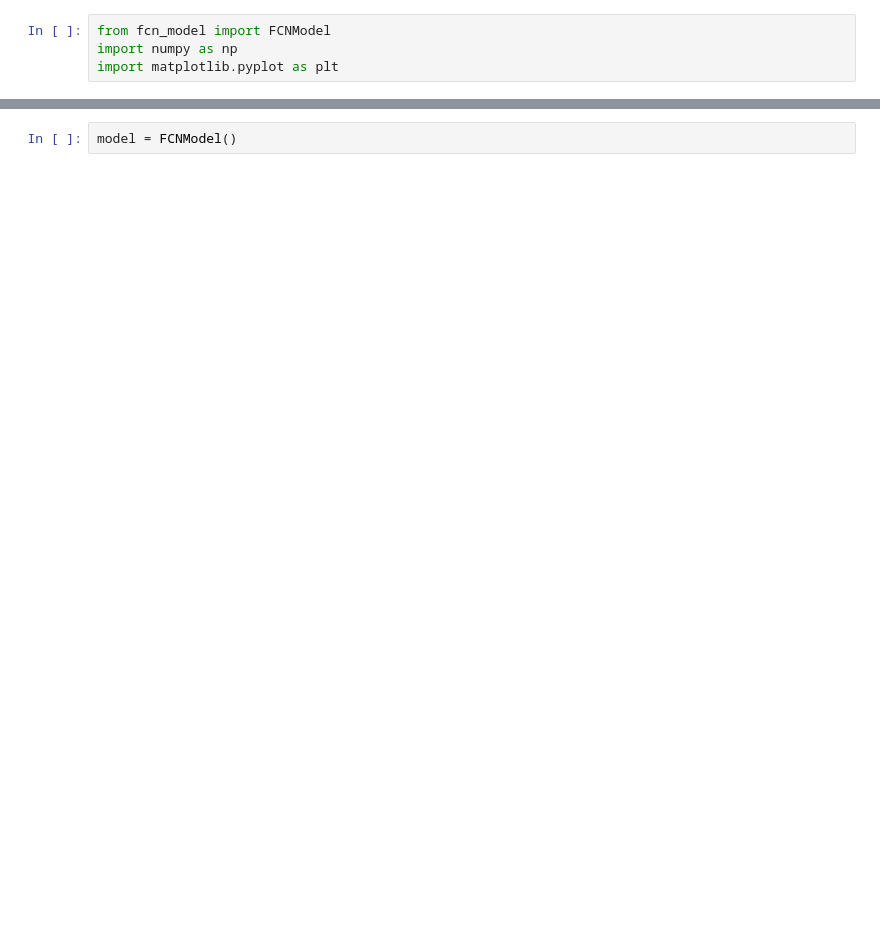
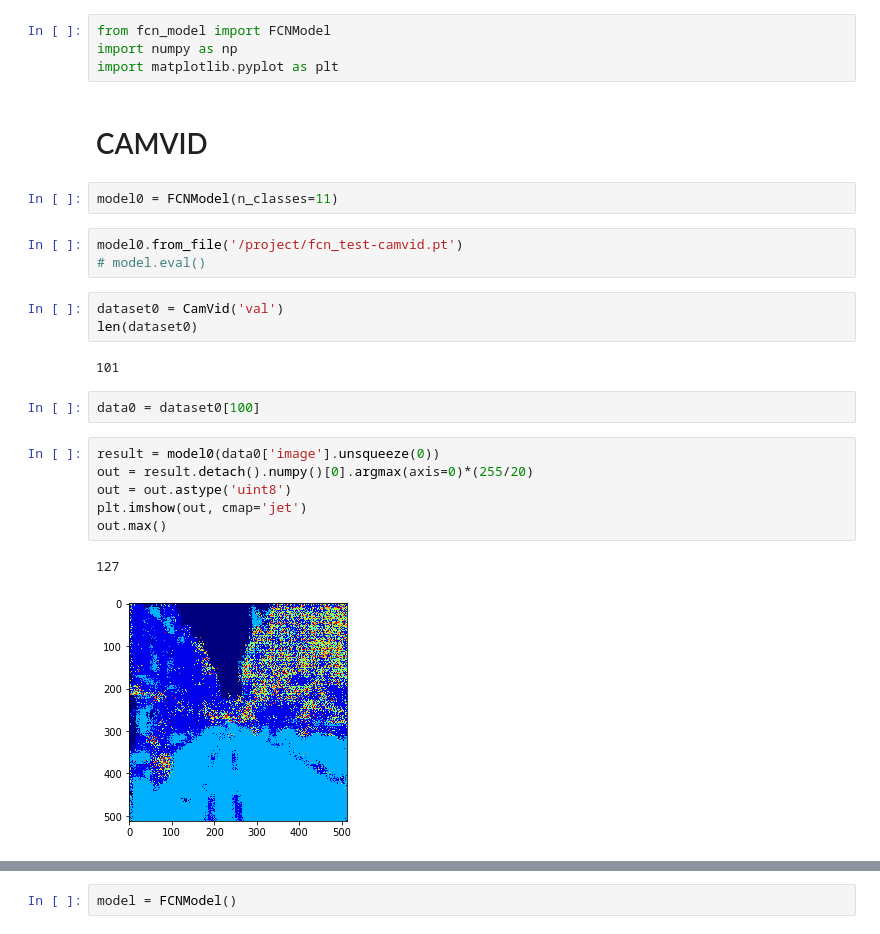
Before and after one commit to bouchardi/semantic-segmentation, a Jupyter notebook: segmentation/experiment.ipynb, the cells around one changed output, grey strips where cells are left out. Drawn from its saved outputs; the diff is of its cells as text; blank space fills up the shorter version.

```diff
--- a/segmentation/experiment.ipynb
+++ b/segmentation/experiment.ipynb
@@ -12,3 +12,26 @@ import torchvision.transforms.functional as F
 from fcn_model import FCNModel
 import numpy as np
 import matplotlib.pyplot as plt
+# %% [markdown]
+# CAMVID
+# %%
+model0 = FCNModel(n_classes=11)
+# %%
+model0.from_file('/project/fcn_test-camvid.pt')
+# model.eval()
+# %%
+dataset0 = CamVid('val')
+len(dataset0)
+# %% [output]
+101
+# %%
+data0 = dataset0[100]
+# %%
+result = model0(data0['image'].unsqueeze(0))
+out = result.detach().numpy()[0].argmax(axis=0)*(255/20)
+out = out.astype('uint8')
+plt.imshow(out, cmap='jet')
+out.max()
+# %% [output]
+127
+[figure, added]
```
Also changed, not shown: parts of 12 cells of this notebook, 11 other files.
